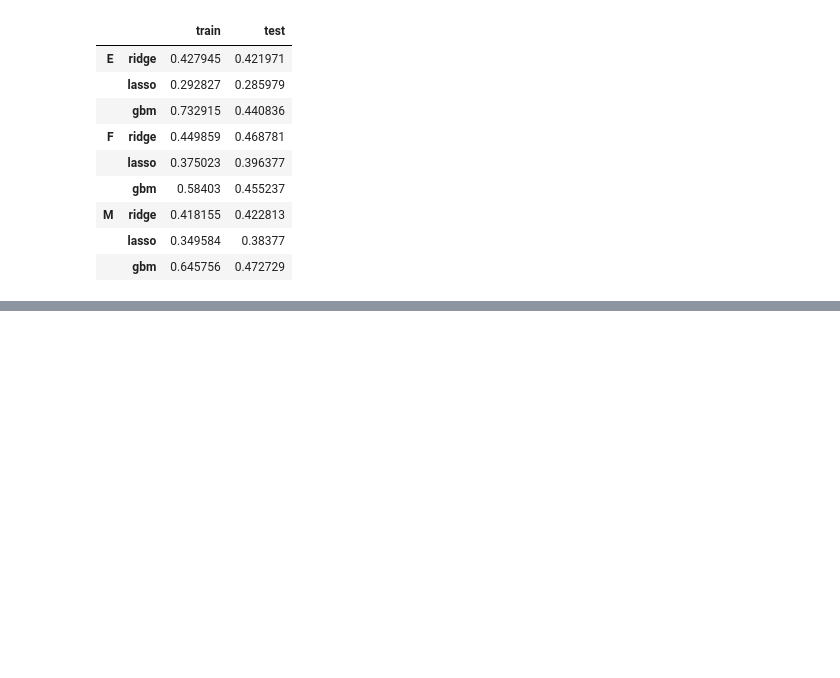
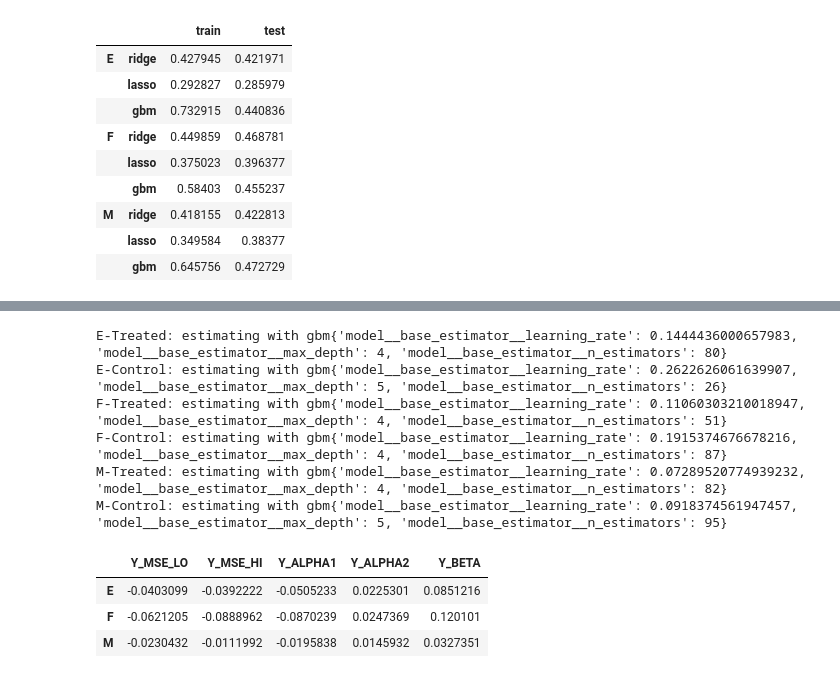
Before and after one commit to avivrosenberg/causal-inference-hw, a Jupyter notebook: proj/ci-proj.ipynb, the cells around one changed output, grey strips where cells are left out. Drawn from its saved outputs; the diff is of its cells as text; code cells hidden in the pictures; blank space fills up the shorter version.

```diff
--- a/proj/ci-proj.ipynb
+++ b/proj/ci-proj.ipynb
@@ -652,3 +761,47 @@ M: estimating with gbm{'model__base_estimator__learning_rate': 0.119857303013556
+# %%
+# Estimate ATT with T-Learner, using best fitted model for each dataset and group.
+df_ate_tlearner = pd.DataFrame(index=datasets_cs.keys(), columns=outcome_columns)
+model_selection = 'test'
+
+for i, (name, df) in enumerate(datasets_cs.items()):
+    # Get data
+    X, y, t = data.split_dataset(df, scale_covariates=True)
+    p = df['propensity'].values
+
+    # Loop over treatment/control groups and get the best model
+    best_models = {}
+    for group_name in group_names:
+
+        # Get index of best model based on test-set score on the current dataset and group
+        imax = df_cv_tlearner.loc[pd.IndexSlice[name,:],
+                                  pd.IndexSlice[group_name, model_selection]].astype(float).idxmax()
+
+        # Save best model for this group
+        model_name = imax[-1]
+        model = df_cv_tlearner.loc[imax,(group_name, 'cv_model')]
+        best_models[group_name] = model
+
+        print(f'{name}-{group_name}: estimating with {model_name}{model.best_params_}')
+
+    # Estimate the ATE using the two best models for this dataset
+    est_att = treatment_effect.t_learner(
+        best_models[group_names[0]], best_models[group_names[1]],
+        X, y, t, propensity=p
+    )
+    df_ate_tlearner.loc[name, :] = est_att
+
+df_ate_tlearner
+# %% [output]
+E-Treated: estimating with gbm{'model__base_estimator__learning_rate': 0.1444436000657983, 'model__base_estimator__max_depth': 4, 'model__base_estimator__n_estimators': 80}
+E-Control: estimating with gbm{'model__base_estimator__learning_rate': 0.2622626061639907, 'model__base_estimator__max_depth': 5, 'model__base_estimator__n_estimators': 26}
+F-Treated: estimating with gbm{'model__base_estimator__learning_rate': 0.11060303210018947, 'model__base_estimator__max_depth': 4, 'model__base_estimator__n_estimators': 51}
+F-Control: estimating with gbm{'model__base_estimator__learning_rate': 0.1915374676678216, 'model__base_estimator__max_depth': 4, 'model__base_estimator__n_estimators': 87}
+M-Treated: estimating with gbm{'model__base_estimator__learning_rate': 0.07289520774939232, 'model__base_estimator__max_depth': 4, 'model__base_estimator__n_estimators': 82}
+M-Control: estimating with gbm{'model__base_estimator__learning_rate': 0.0918374561947457, 'model__base_estimator__max_depth': 5, 'model__base_estimator__n_estimators': 95}
+|  | Y_MSE_LO | Y_MSE_HI | Y_ALPHA1 | Y_ALPHA2 | Y_BETA |
+| E | -0.0403099 | -0.0392222 | -0.0505233 | 0.0225301 | 0.0851216 |
+| F | -0.0621205 | -0.0888962 | -0.0870239 | 0.0247369 | 0.120101 |
+| M | -0.0230432 | -0.0111992 | -0.0195838 | 0.0145932 | 0.0327351 |
 # %%
 df_ate.transpose()
 # %% [output]
```
Also changed, not shown: parts of 11 cells of this notebook.
